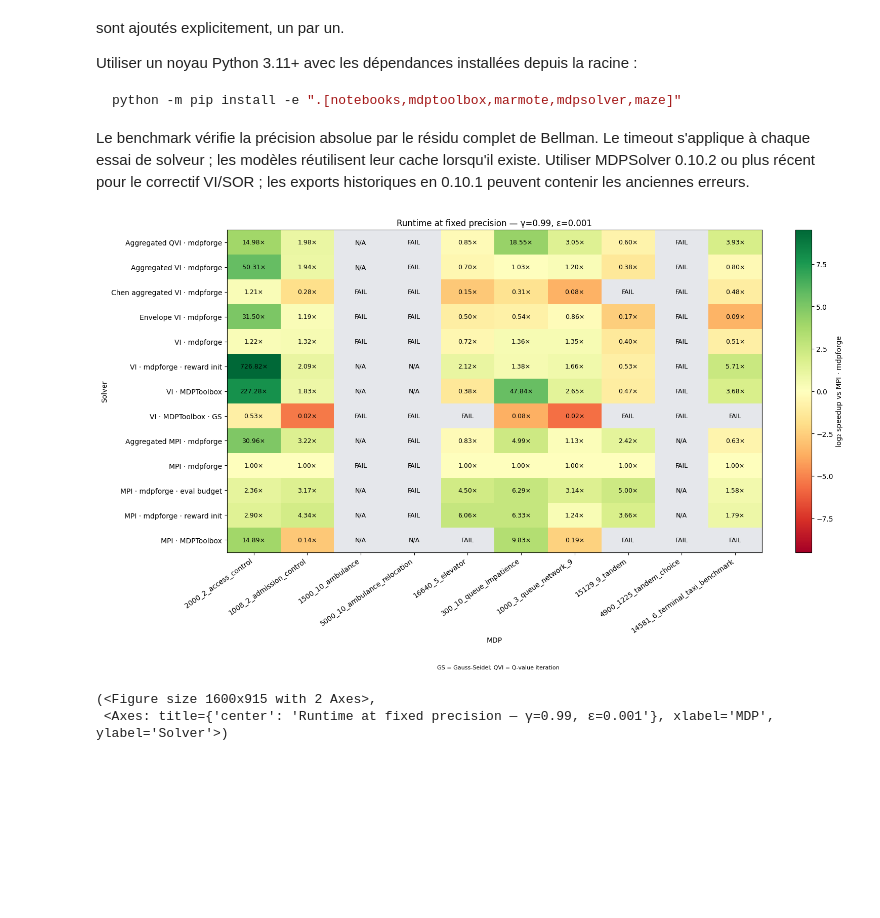
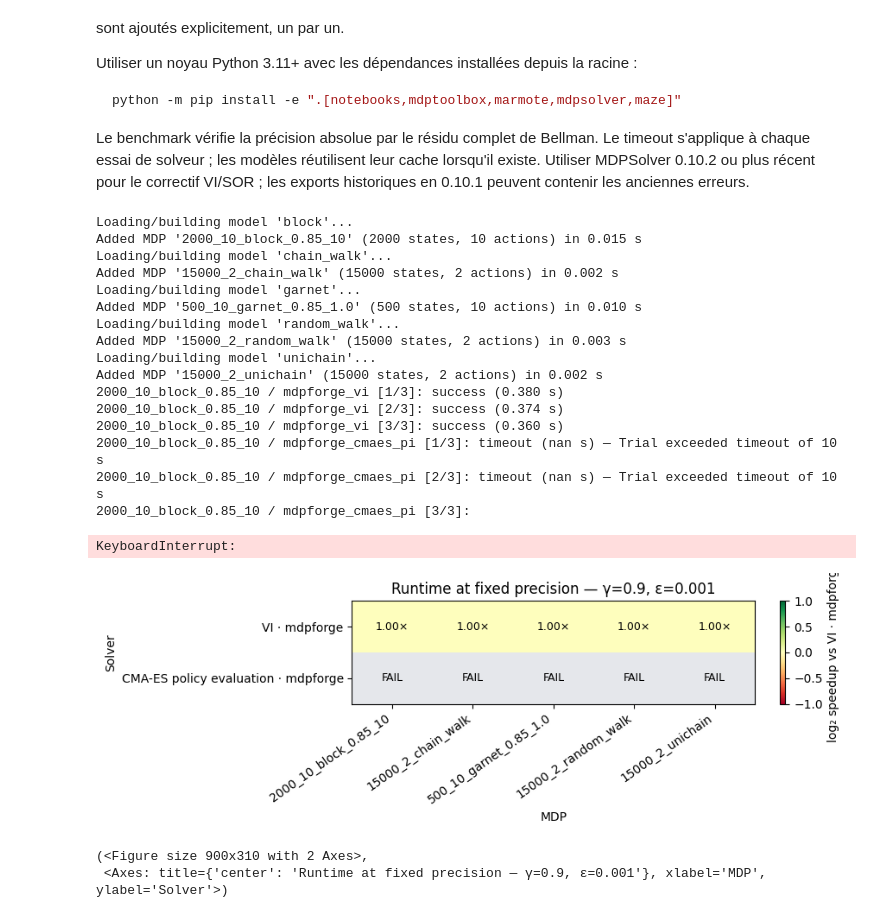
Before and after one commit to OrsoF/mdpforge, a Jupyter notebook: notebooks/benchmark_mdpforge.ipynb, the cells around one changed output. Drawn from its saved outputs; the diff is of its cells as text; code cells hidden in the pictures; blank space fills up the shorter version.

```diff
--- a/notebooks/benchmark_mdpforge.ipynb
+++ b/notebooks/benchmark_mdpforge.ipynb
@@ -20,7 +20,7 @@ import numpy as np
 
 from mdpforge import Benchmark
 
-DISCOUNT = 0.99
+DISCOUNT = 0.9
 SIZE = "medium"
 PRECISION = 1e-3
 REPEATS = 3
@@ -33,8 +33,9 @@ random.seed(SEED)
 bench = Benchmark(default_solvers=False)
 
 bench.reset()
-bench.add_solver(family=["vi", "mpi"], backend=["mdptoolbox", 'mdpforge'])
-bench.add_mdp(category="service_operations", size=SIZE, verbose=True)
+bench.add_solver('mdpforge_vi')
+bench.add_solver('mdpforge_cmaes_pi')
+bench.add_mdp(category="abstract", size=SIZE, verbose=True)
 results = bench.run(
     discount=DISCOUNT,
     precision=PRECISION,
@@ -43,12 +44,30 @@ results = bench.run(
     timeout=TIMEOUT,
     verbose=True,
 )
+# %% [output]
+Loading/building model 'block'...
+Added MDP '2000_10_block_0.85_10' (2000 states, 10 actions) in 0.015 s
+Loading/building model 'chain_walk'...
+Added MDP '15000_2_chain_walk' (15000 states, 2 actions) in 0.002 s
+Loading/building model 'garnet'...
+Added MDP '500_10_garnet_0.85_1.0' (500 states, 10 actions) in 0.010 s
+Loading/building model 'random_walk'...
+Added MDP '15000_2_random_walk' (15000 states, 2 actions) in 0.003 s
+Loading/building model 'unichain'...
+Added MDP '15000_2_unichain' (15000 states, 2 actions) in 0.002 s
+2000_10_block_0.85_10 / mdpforge_vi [1/3]: success (0.380 s)
+2000_10_block_0.85_10 / mdpforge_vi [2/3]: success (0.374 s)
+2000_10_block_0.85_10 / mdpforge_vi [3/3]: success (0.360 s)
+2000_10_block_0.85_10 / mdpforge_cmaes_pi [1/3]: timeout (nan s) — Trial exceeded timeout of 10 s
+2000_10_block_0.85_10 / mdpforge_cmaes_pi [2/3]: timeout (nan s) — Trial exceeded timeout of 10 s
+2000_10_block_0.85_10 / mdpforge_cmaes_pi [3/3]:
+KeyboardInterrupt:
 # %%
-results.plot_heat(reference='mdpforge_mpi')
+results.plot_heat(reference='mdpforge_vi')
 # %% [output]
-[figure, old version]
+[figure, new version]
-(<Figure size 1600x915 with 2 Axes>,
- <Axes: title={'center': 'Runtime at fixed precision — γ=0.99, ε=0.001'}, xlabel='MDP', ylabel='Solver'>)
+(<Figure size 900x310 with 2 Axes>,
+ <Axes: title={'center': 'Runtime at fixed precision — γ=0.9, ε=0.001'}, xlabel='MDP', ylabel='Solver'>)
 # %%
 results.plot_performance_profile()
 # %% [output]
```
Also changed, not shown: parts of 2 cells of this notebook, 14 other files.
